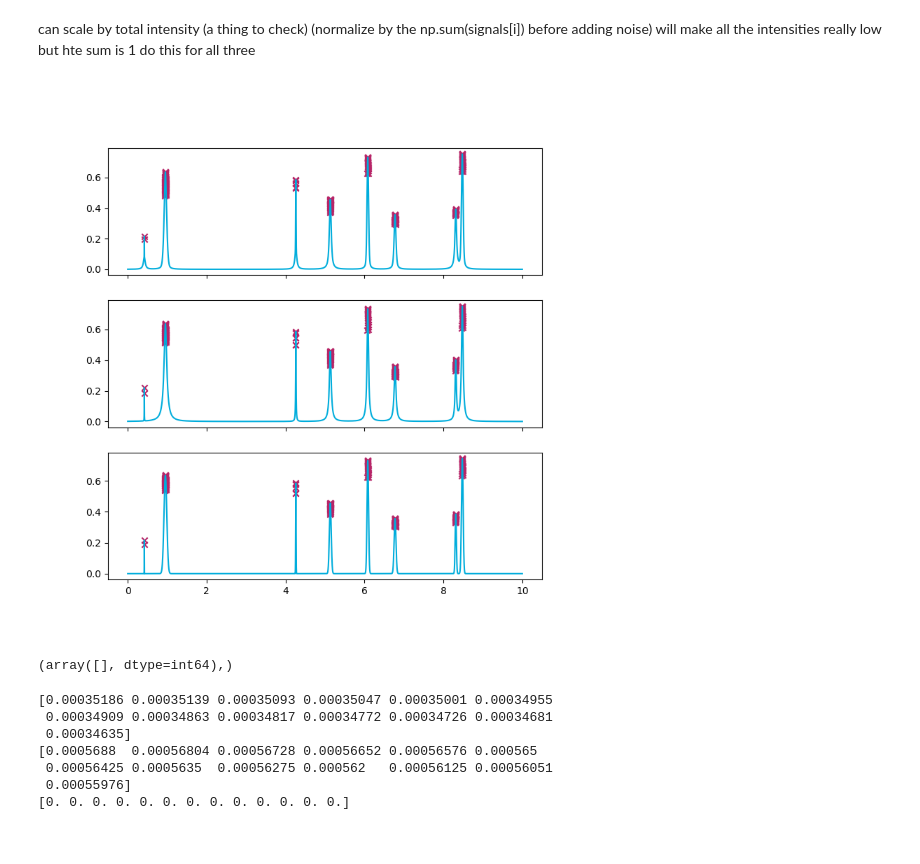
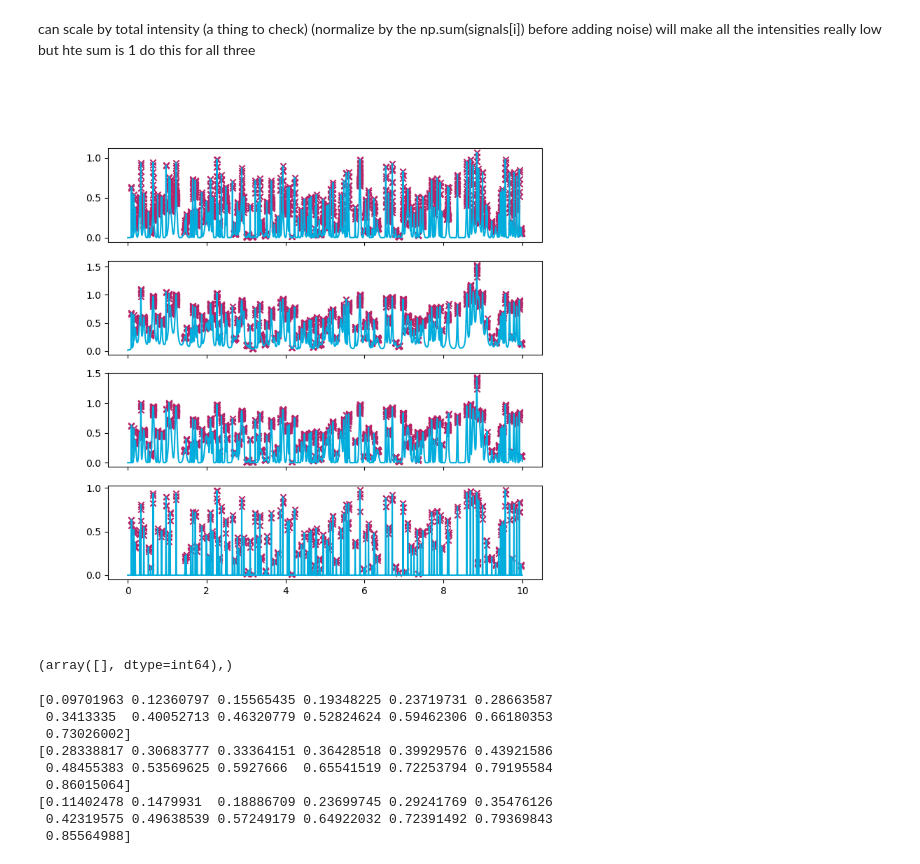
Before and after one commit to soniahasko/internship_2025, a Jupyter notebook: Analytical_Functions/sim_general.ipynb, the cells around one changed output. Cells and saved outputs as stored; diff of their text form; code cells hidden in the pictures.

Commit message:
Made and evaluated new training sets with more consistent parameters.

```diff
--- a/Analytical_Functions/sim_general.ipynb
+++ b/Analytical_Functions/sim_general.ipynb
@@ -10,22 +10,24 @@ import math
 Choose the peak density
 # %%
 peak_densities_all = ['small', 'medium', 'large', 'very_large']
-peak_density = peak_densities_all[0]
+peak_density = peak_densities_all[3]
 
 np.random.seed(42) # for reproducibility
-num_repetitions = 6000
+num_repetitions = 1500
 num_xs = 11837
 x = np.linspace(0, 10, num_xs)
 
 signals_voigt = np.zeros((num_repetitions, len(x)))
 signals_lor = np.zeros((num_repetitions, len(x)))
 signals_gauss = np.zeros((num_repetitions, len(x)))
+signals_asg = np.zeros((num_repetitions, len(x)))
 
 func_params = []
 all_peaks = []
 binary_peaks_voigt = np.zeros((num_repetitions, num_xs))
 binary_peaks_lor = np.zeros((num_repetitions, num_xs))
 binary_peaks_gauss = np.zeros((num_repetitions, num_xs))
+binary_peaks_asg = np.zeros((num_repetitions, num_xs))
 # %% [markdown]
 Choose the number of peaks
 # %%
@@ -47,6 +49,7 @@ for i in range(num_repetitions):
     mix_param_lst = []
     amp_lst = []
 
+    # Generate all parameters for all peak types
     for _ in range(n_func):
         attempts = 0
 
@@ -74,9 +77,11 @@ for i in range(num_repetitions):
     signal_v = np.zeros(num_xs, )
     signal_l = np.zeros(num_xs, )
     signal_g = np.zeros(num_xs, )
+    signal_asg = np.zeros(num_xs, )
 
     peaks = []
 
+    # pseudo-Voigt
     for func in range(n_func):
         lor = b / ((x - used_means[func])**2 + b**2)
         lor /= np.max(lor)
@@ -97,6 +102,7 @@ for i in range(num_repetitions):
 
     signals_voigt[i] = signal_v
 
+     # Lorentzian
     for func in range(n_func):
         lor = (1 / math.pi) * (b_lst[func] / ((x - used_means[func])**2 + b_lst[func]**2))
         lor /= np.max(lor)
@@ -114,6 +120,7 @@ for i in range(num_repetitions):
 
     signals_lor[i] = signal_l
 
+    # Gaussian
     for func in range(n_func):
         gau = np.exp(-((x - used_means[func])**2) / (2 * stddev_lst[func]**2))
         gau *= amp_lst[func]
@@ -129,6 +136,32 @@ for i in range(num_repetitions):
         binary_peaks_gauss[i][add_ones] = 1
 
     signals_gauss[i] = signal_g
+
+    # asymmetric split Gaussian
+    for func in range(n_func):
+        stddev_choices = [b * 0.8, b* 0.9, b * 1.0, b * 1.1, b * 1.2] # 10 % or 20 % asymmetry and peaks cannot be symmetric at all
+        stddev_l, stddev_r = np.random.choice(stddev_choices, size=2, replace=False)
+        fwhm_l = 2 * np.sqrt(2 * np.log(2)) * stddev_l
+        fwhm_r = 2 * np.sqrt(2 * np.log(2)) * stddev_r
+
+        left_mask = x <= used_means[func]
+        right_mask = x > used_means[func]
+
+        signal_asg[left_mask] += amp_lst[func] * np.exp(-0.5 * ((x[left_mask] - used_means[func]) / stddev_l)**2)
+        signal_asg[right_mask] += amp_lst[func] * np.exp(-0.5 * ((x[right_mask] - used_means[func]) / stddev_r)**2)
+
+        peak_index = np.argmax(signal_asg)
+        peaks.append(peak_index)
+
+        trim_min, trim_max = (used_means[func] - max(fwhm_l, fwhm_r) / 4, used_means[func] + max(fwhm_l, fwhm_r) / 4)
+
+        # Create a boolean mask where x_values are between trim_min and trim_max
+        trim_mask = (x >= trim_min) & (x <= trim_max)
+
+        add_ones = np.where(trim_mask == True)[0]
+        binary_peaks_asg[i][add_ones] = 1
+
+    signals_asg[i] = signal_asg
 # %%
 %matplotlib widget
 # %% [markdown]
@@ -138,24 +171,28 @@ do this for all three
 # %%
 i=3
 
-fig, axs = plt.subplots(3, 1, sharex=True, figsize=(8,8))
+fig, axs = plt.subplots(4, 1, sharex=True, figsize=(8,8))
 
 all_ones_voigt = np.where(binary_peaks_voigt[i] > 0)[0]
 all_ones_lor = np.where(binary_peaks_lor[i] > 0)[0]
 all_ones_gauss = np.where(binary_peaks_gauss[i] > 0)[0]
+all_ones_asg = np.where(binary_peaks_asg[i] > 0)[0]
 
 axs[0].plot(x, signals_voigt[i], color='#00ADDC')
 axs[0].scatter(x[all_ones_voigt], signals_voigt[i][all_ones_voigt], marker='x', color='#B72467')
 
 axs[1].plot(x, signals_lor[i], color='#00ADDC')
 axs[1].scatter(x[all_ones_lor], signals_lor[i][all_ones_lor], marker='x', color='#B72467')
 
 axs[2].plot(x, signals_gauss[i], color='#00ADDC')
 axs[2].scatter(x[all_ones_gauss], signals_gauss[i][all_ones_gauss], marker='x', color='#B72467')
 
+axs[3].plot(x, signals_asg[i], color='#00ADDC')
+axs[3].scatter(x[all_ones_asg], signals_asg[i][all_ones_asg], marker='x', color='#B72467')
+
 plt.show()
 # %% [output]
-[figure, old version]
+[figure, new version]
 # %%
 np.where(signals_lor[i] > 9)
 # %% [output]
@@ -167,13 +204,15 @@ print(signals_lor[i][11311:11324])
 
 print(signals_gauss[i][11311:11324])
 # %% [output]
-[0.00035186 0.00035139 0.00035093 0.00035047 0.00035001 0.00034955
- 0.00034909 0.00034863 0.00034817 0.00034772 0.00034726 0.00034681
- 0.00034635]
-[0.0005688  0.00056804 0.00056728 0.00056652 0.00056576 0.000565
- 0.00056425 0.0005635  0.00056275 0.000562   0.00056125 0.00056051
- 0.00055976]
-[0. 0. 0. 0. 0. 0. 0. 0. 0. 0. 0. 0. 0.]
+[0.09701963 0.12360797 0.15565435 0.19348225 0.23719731 0.28663587
+ 0.3413335  0.40052713 0.46320779 0.52824624 0.59462306 0.66180353
+ 0.73026002]
+[0.28338817 0.30683777 0.33364151 0.36428518 0.39929576 0.43921586
+ 0.48455383 0.53569625 0.5927666  0.65541519 0.72253794 0.79195584
+ 0.86015064]
+[0.11402478 0.1479931  0.18886709 0.23699745 0.29241769 0.35476126
+ 0.42319575 0.49638539 0.57249179 0.64922032 0.72391492 0.79369843
+ 0.85564988]
 # %%
 def add_noise_by_percentage(signal, noise_percentage):
         """
```
Also changed, not shown: parts of 3 cells of this notebook, 28 other files.
